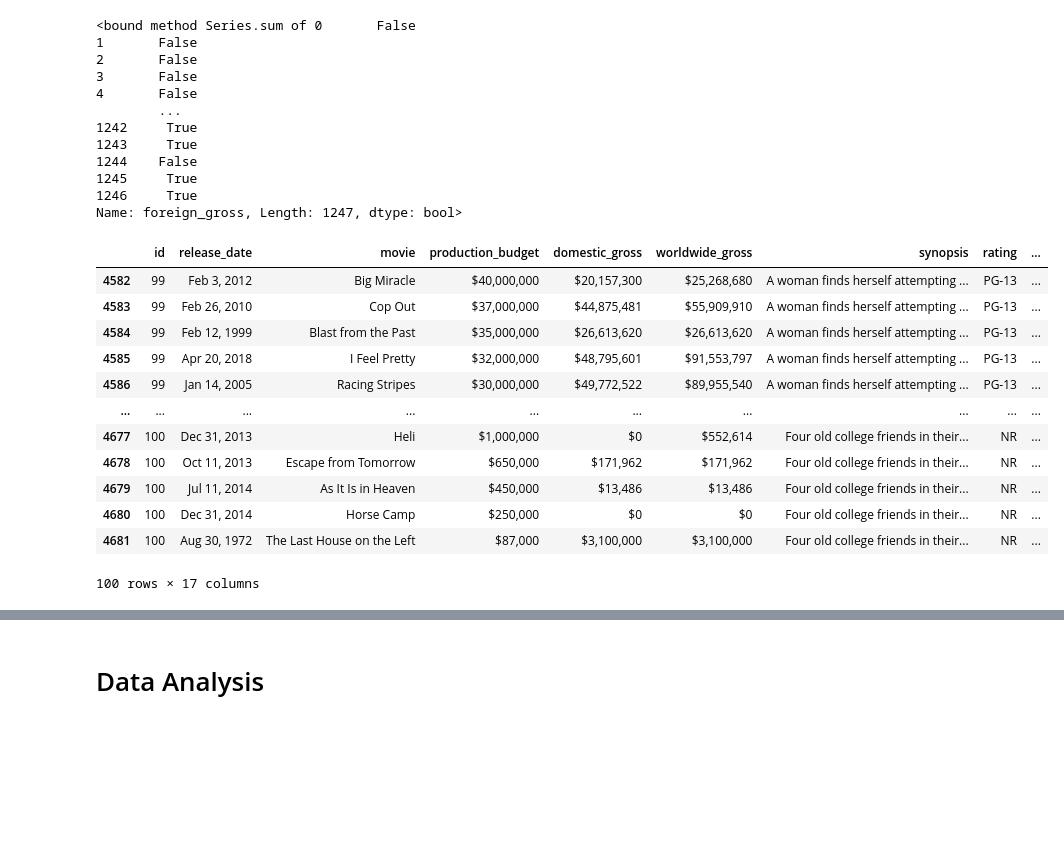
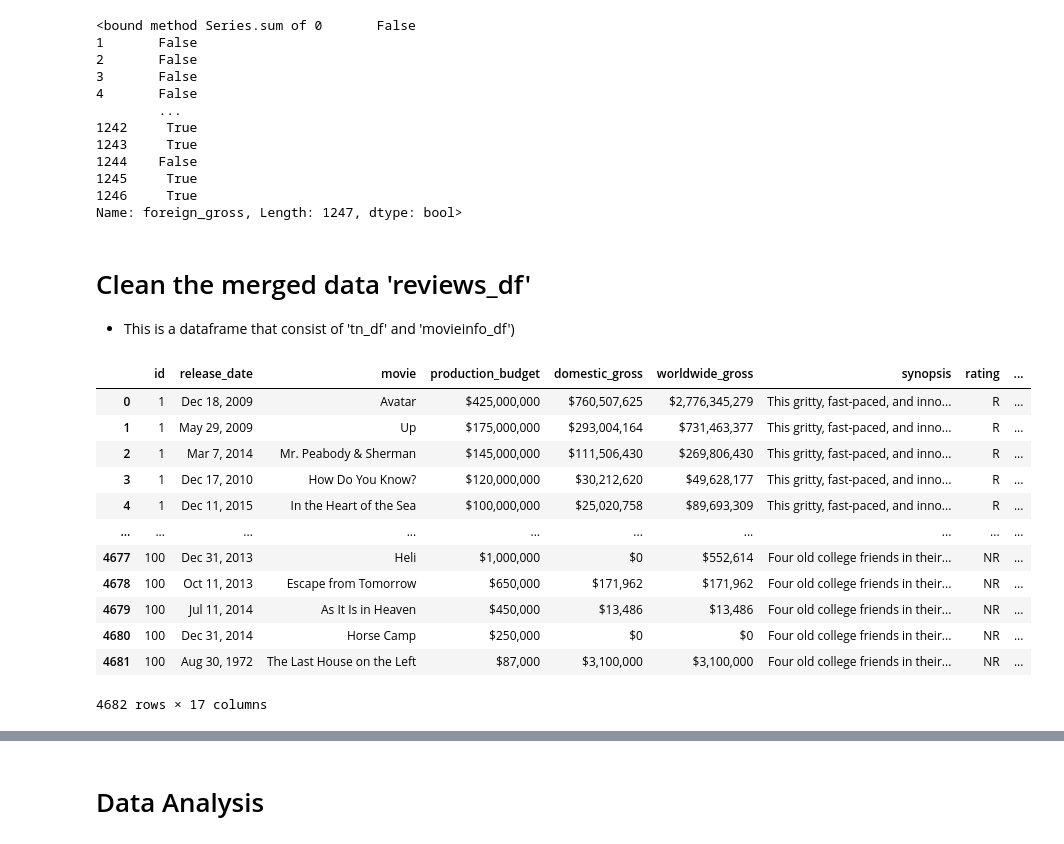
Before and after one commit to Edna722/Movie-Recommendation, a Jupyter notebook: Microsoft Film Project.ipynb, the cells around one changed output, grey strips where cells are left out. Saved outputs shown, nothing was run; the diff lists cells and outputs as text; code cells hidden in the pictures; blank space fills up the shorter version.

```diff
--- a/Microsoft Film Project.ipynb
+++ b/Microsoft Film Project.ipynb
@@ -255,20 +255,22 @@ new_movie_df['production_budget'] =new_movie_df['production_budget'].replace('[\
 new_movie_df['worldwide_gross'] =new_movie_df['worldwide_gross'].replace('[\$,]', '', regex=True).astype(float)
 new_movie_df['domestic_gross_x'] =new_movie_df['domestic_gross_x'].replace('[\$,]', '', regex=True).astype(float)
 new_movie_df['domestic_gross_y'] =new_movie_df['domestic_gross_y'].replace('[\$,]', '', regex=True).astype(float)
+# %% [markdown]
+# Clean the merged data 'reviews_df'
+* This is a dataframe that consist of 'tn_df' and 'movieinfo_df')
 # %%
 reviews_df = pd.merge(tn_df, movieinfo_df, how = "inner", left_on="id", right_on ="id")
-reviews_df.tail(100)
 # %% [output]
 |  | id | release_date | movie | production_budget | domestic_gross | worldwide_gross | synopsis | rating | ... |
-| 4582 | 99 | Feb 3, 2012 | Big Miracle | $40,000,000 | $20,157,300 | $25,268,680 | A woman finds herself attempting ... | PG-13 | ... |
-| 4583 | 99 | Feb 26, 2010 | Cop Out | $37,000,000 | $44,875,481 | $55,909,910 | A woman finds herself attempting ... | PG-13 | ... |
-| 4584 | 99 | Feb 12, 1999 | Blast from the Past | $35,000,000 | $26,613,620 | $26,613,620 | A woman finds herself attempting ... | PG-13 | ... |
-| 4585 | 99 | Apr 20, 2018 | I Feel Pretty | $32,000,000 | $48,795,601 | $91,553,797 | A woman finds herself attempting ... | PG-13 | ... |
-| 4586 | 99 | Jan 14, 2005 | Racing Stripes | $30,000,000 | $49,772,522 | $89,955,540 | A woman finds herself attempting ... | PG-13 | ... |
+| 0 | 1 | Dec 18, 2009 | Avatar | $425,000,000 | $760,507,625 | $2,776,345,279 | This gritty, fast-paced, and inno... | R | ... |
+| 1 | 1 | May 29, 2009 | Up | $175,000,000 | $293,004,164 | $731,463,377 | This gritty, fast-paced, and inno... | R | ... |
+| 2 | 1 | Mar 7, 2014 | Mr. Peabody & Sherman | $145,000,000 | $111,506,430 | $269,806,430 | This gritty, fast-paced, and inno... | R | ... |
+| 3 | 1 | Dec 17, 2010 | How Do You Know? | $120,000,000 | $30,212,620 | $49,628,177 | This gritty, fast-paced, and inno... | R | ... |
+| 4 | 1 | Dec 11, 2015 | In the Heart of the Sea | $100,000,000 | $25,020,758 | $89,693,309 | This gritty, fast-paced, and inno... | R | ... |
 | ... | ... | ... | ... | ... | ... | ... | ... | ... | ... |
 | 4677 | 100 | Dec 31, 2013 | Heli | $1,000,000 | $0 | $552,614 | Four old college friends in their... | NR | ... |
 | 4678 | 100 | Oct 11, 2013 | Escape from Tomorrow | $650,000 | $171,962 | $171,962 | Four old college friends in their... | NR | ... |
 | 4679 | 100 | Jul 11, 2014 | As It Is in Heaven | $450,000 | $13,486 | $13,486 | Four old college friends in their... | NR | ... |
 | 4680 | 100 | Dec 31, 2014 | Horse Camp | $250,000 | $0 | $0 | Four old college friends in their... | NR | ... |
 | 4681 | 100 | Aug 30, 1972 | The Last House on the Left | $87,000 | $3,100,000 | $3,100,000 | Four old college friends in their... | NR | ... |
-100 rows × 17 columns
+4682 rows × 17 columns
```
Also changed, not shown: parts of 6 cells of this notebook, 18 other files.
